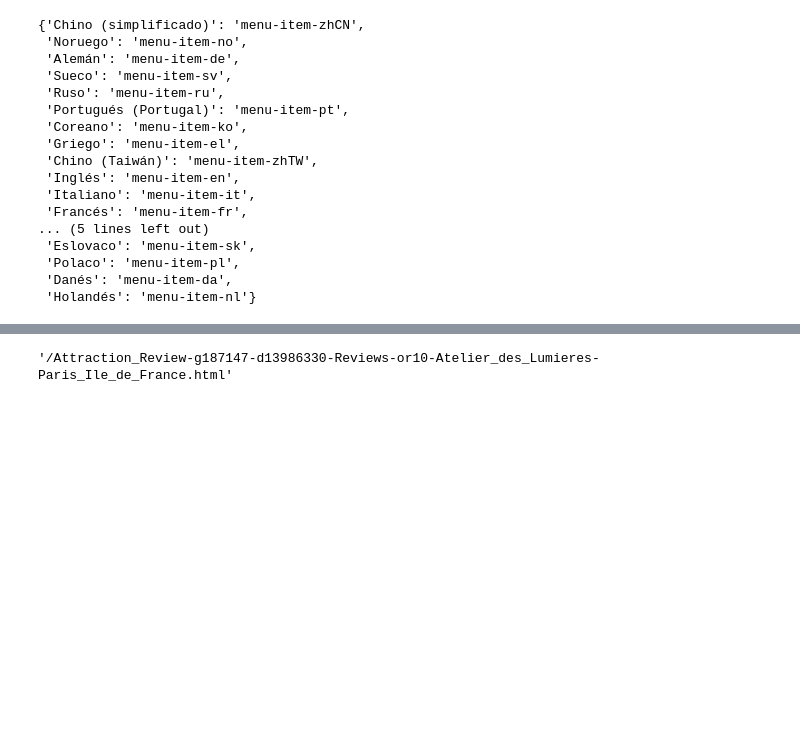
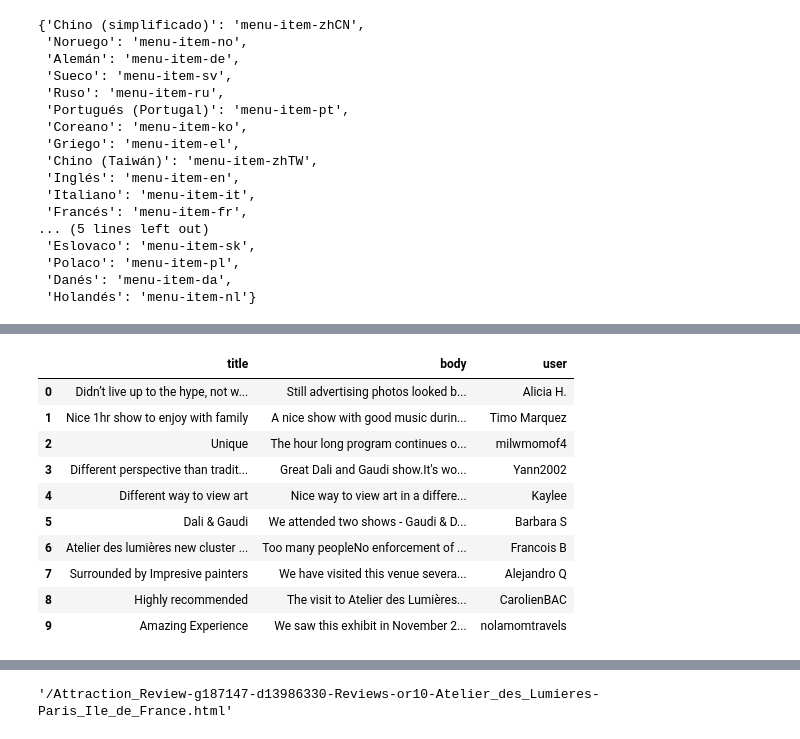
Before and after one commit to carlosperez1997/NaturalLanguageProcessing, a Jupyter notebook: InfinityDesLumieres_Reviews/tripadvisor_scraping.ipynb, the cells around one changed output, grey strips where cells are left out. Cells and saved outputs as stored; diff of their text form; code cells hidden in the pictures; blank space fills up the shorter version.

```diff
--- a/InfinityDesLumieres_Reviews/tripadvisor_scraping.ipynb
+++ b/InfinityDesLumieres_Reviews/tripadvisor_scraping.ipynb
@@ -130,0 +147,7 @@ users
+# %%
+# Read reviews
+
+content = driver.page_source
+soup = BeautifulSoup(content)
+
+texts = soup.findAll(class_="_2tsgCuqy")
@@ -130,0 +156,27 @@ users
+# %%
+i = 1
+for text in texts:
+    if i%2 != 0:
+        title = text.text
+    else:
+        body = text.text
+        reviews = reviews.append({'title':title,'body':body}, ignore_index=True)
+
+    i += 1
+    #print(text.text,'\n')
+# %%
+reviews['user'] = users['user']
+
+reviews
+# %% [output]
+|  | title | body | user |
+| 0 | Didn’t live up to the hype, not w... | Still advertising photos looked b... | Alicia H. |
+| 1 | Nice 1hr show to enjoy with family | A nice show with good music durin... | Timo Marquez |
+| 2 | Unique | The hour long program continues o... | milwmomof4 |
+| 3 | Different perspective than tradit... | Great Dali and Gaudi show.It's wo... | Yann2002 |
+| 4 | Different way to view art | Nice way to view art in a differe... | Kaylee |
+| 5 | Dali & Gaudi | We attended two shows - Gaudi & D... | Barbara S |
+| 6 | Atelier des lumières new cluster ... | Too many peopleNo enforcement of ... | Francois B |
+| 7 | Surrounded by Impresive painters | We have visited this venue severa... | Alejandro Q |
+| 8 | Highly recommended | The visit to Atelier des Lumières... | CarolienBAC |
+| 9 | Amazing Experience | We saw this exhibit in November 2... | nolamomtravels |
```
Also changed, not shown: parts of 27 cells of this notebook, 10 other files.
